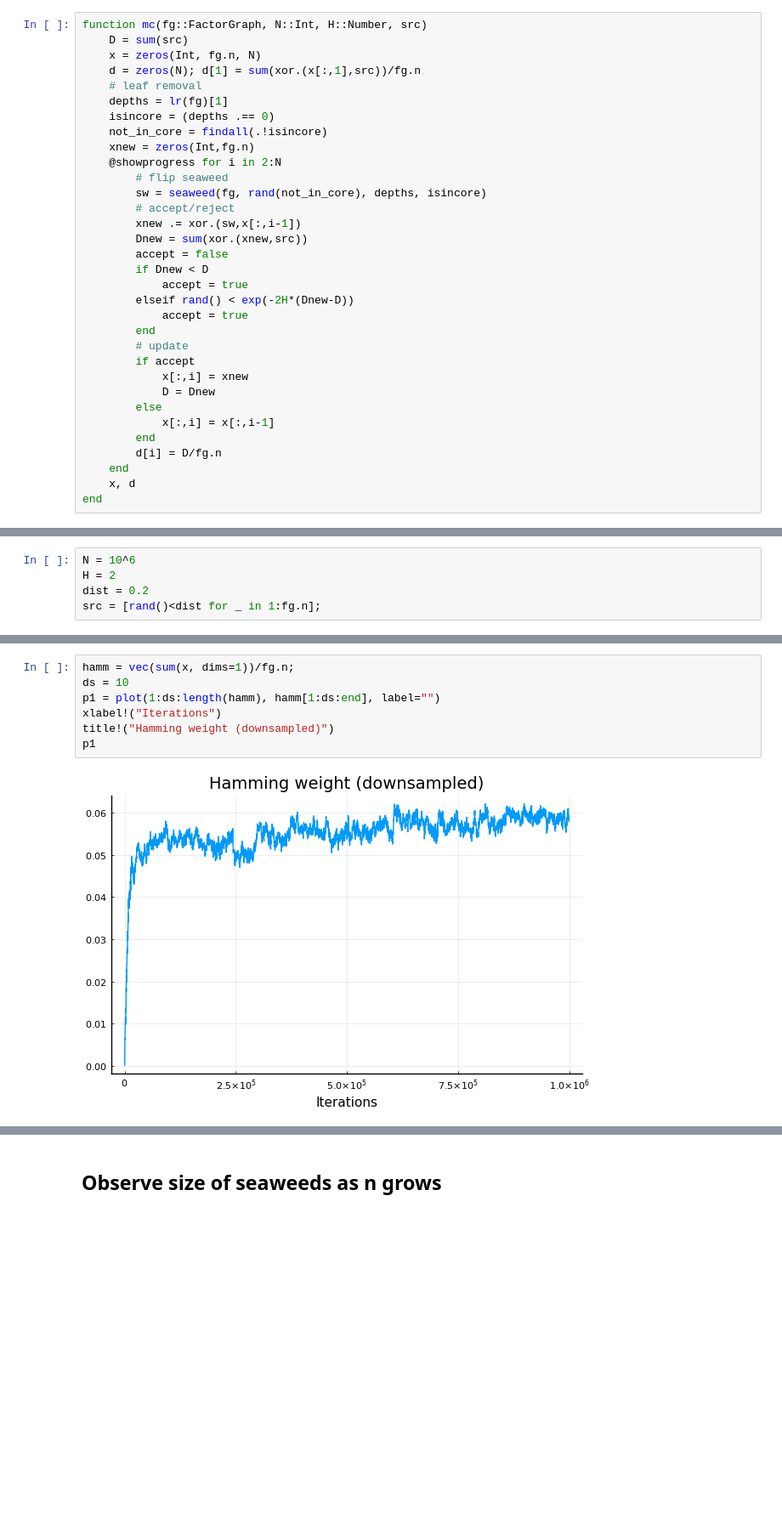
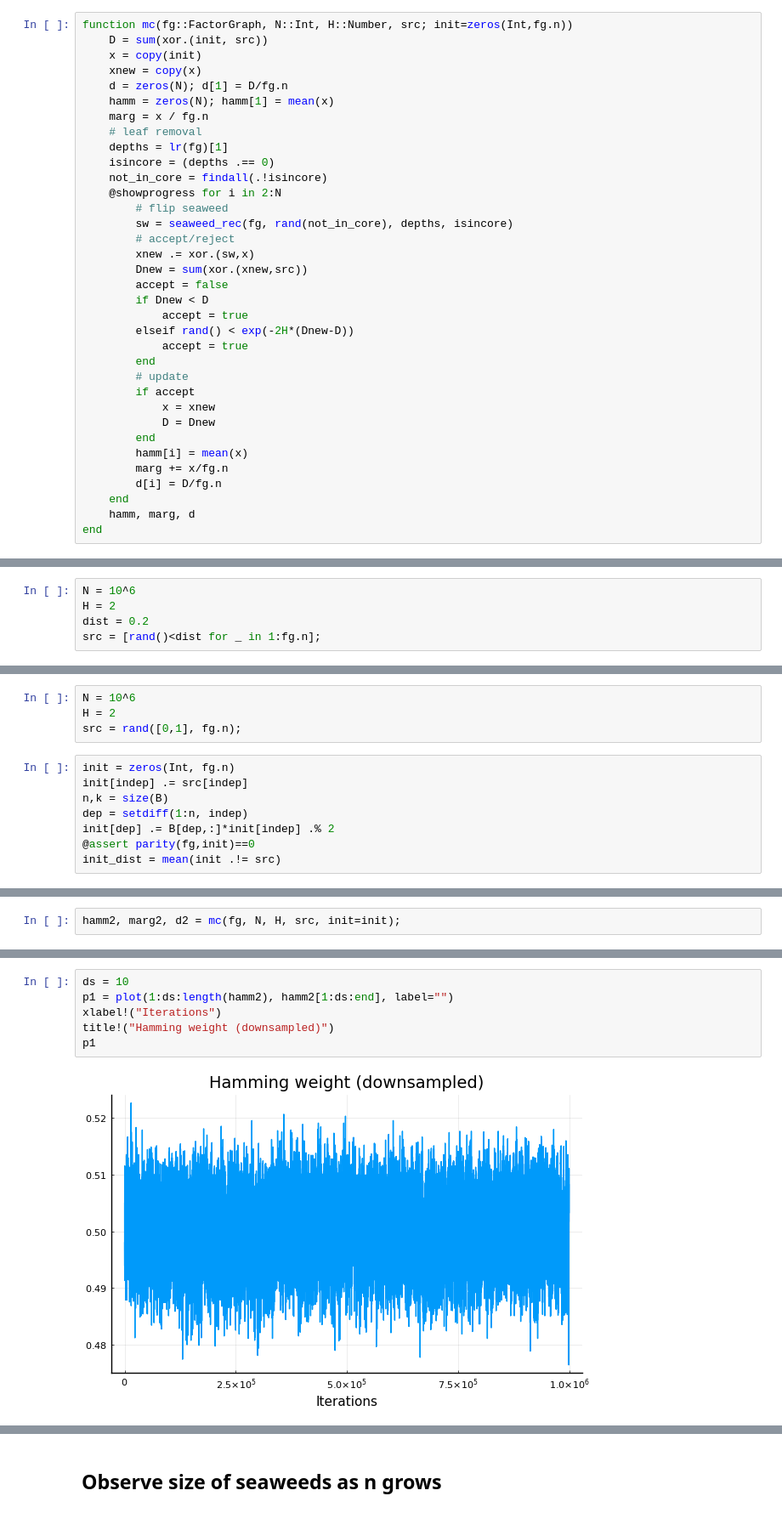
Before and after one commit to stecrotti/sourcecoding, a Jupyter notebook: notebooks/Monte carlo around codeword.ipynb, the cells around one changed output, grey strips where cells are left out. Shown at 85% size. Drawn from its saved outputs; the diff is of its cells as text; blank space fills up the shorter version.

Commit message:
more bp+decim, new notebooks on seaweeds, core

```diff
--- a/notebooks/Monte carlo around codeword.ipynb
+++ b/notebooks/Monte carlo around codeword.ipynb
@@ -20,20 +21,22 @@ plot(fg, size=(200,200), randseed=1, highlighted_nodes=findall(Bool.(sw)))
 # %% [markdown]
 # Experiments with Montecarlo
 # %%
-function mc(fg::FactorGraph, N::Int, H::Number, src)
-    D = sum(src)
-    x = zeros(Int, fg.n, N)
-    d = zeros(N); d[1] = sum(xor.(x[:,1],src))/fg.n
+function mc(fg::FactorGraph, N::Int, H::Number, src; init=zeros(Int,fg.n))
+    D = sum(xor.(init, src))
+    x = copy(init)
+    xnew = copy(x)
+    d = zeros(N); d[1] = D/fg.n
+    hamm = zeros(N); hamm[1] = mean(x)
+    marg = x / fg.n
     # leaf removal
     depths = lr(fg)[1]
     isincore = (depths .== 0)
     not_in_core = findall(.!isincore)
-    xnew = zeros(Int,fg.n)
     @showprogress for i in 2:N
         # flip seaweed
-        sw = seaweed(fg, rand(not_in_core), depths, isincore)
+        sw = seaweed_rec(fg, rand(not_in_core), depths, isincore)
         # accept/reject
-        xnew .= xor.(sw,x[:,i-1])
+        xnew .= xor.(sw,x)
         Dnew = sum(xor.(xnew,src))
         accept = false
         if Dnew < D
@@ -43,13 +46,13 @@ function mc(fg::FactorGraph, N::Int, H::Number, src)
         end
         # update
         if accept
-            x[:,i] = xnew
+            x = xnew
             D = Dnew
-        else
-            x[:,i] = x[:,i-1]
         end
+        hamm[i] = mean(x)
+        marg += x/fg.n
         d[i] = D/fg.n
     end
-    x, d
+    hamm, marg, d
 end
 # %% [output]
@@ -97,0 +166,12 @@ Plot the hamming weight of configurations throughout the iterations. (One needs
+# %%
+N = 10^6
+H = 2
+src = rand([0,1], fg.n);
+# %%
+init = zeros(Int, fg.n)
+init[indep] .= src[indep]
+n,k = size(B)
+dep = setdiff(1:n, indep)
+init[dep] .= B[dep,:]*init[indep] .% 2
+@assert parity(fg,init)==0
+init_dist = mean(init .!= src)
@@ -97,0 +180,2 @@ Plot the hamming weight of configurations throughout the iterations. (One needs
+# %%
+hamm2, marg2, d2 = mc(fg, N, H, src, init=init);
@@ -98,9 +192,8 @@ Plot the hamming weight of configurations throughout the iterations. (One needs
 # %%
-hamm = vec(sum(x, dims=1))/fg.n;
 ds = 10
-p1 = plot(1:ds:length(hamm), hamm[1:ds:end], label="")
+p1 = plot(1:ds:length(hamm2), hamm2[1:ds:end], label="")
 xlabel!("Iterations")
 title!("Hamming weight (downsampled)")
 p1
 # %% [output]
-[figure, old version]
+[figure, new version]
```
Also changed, not shown: parts of 33 cells of this notebook, 10 other files.
